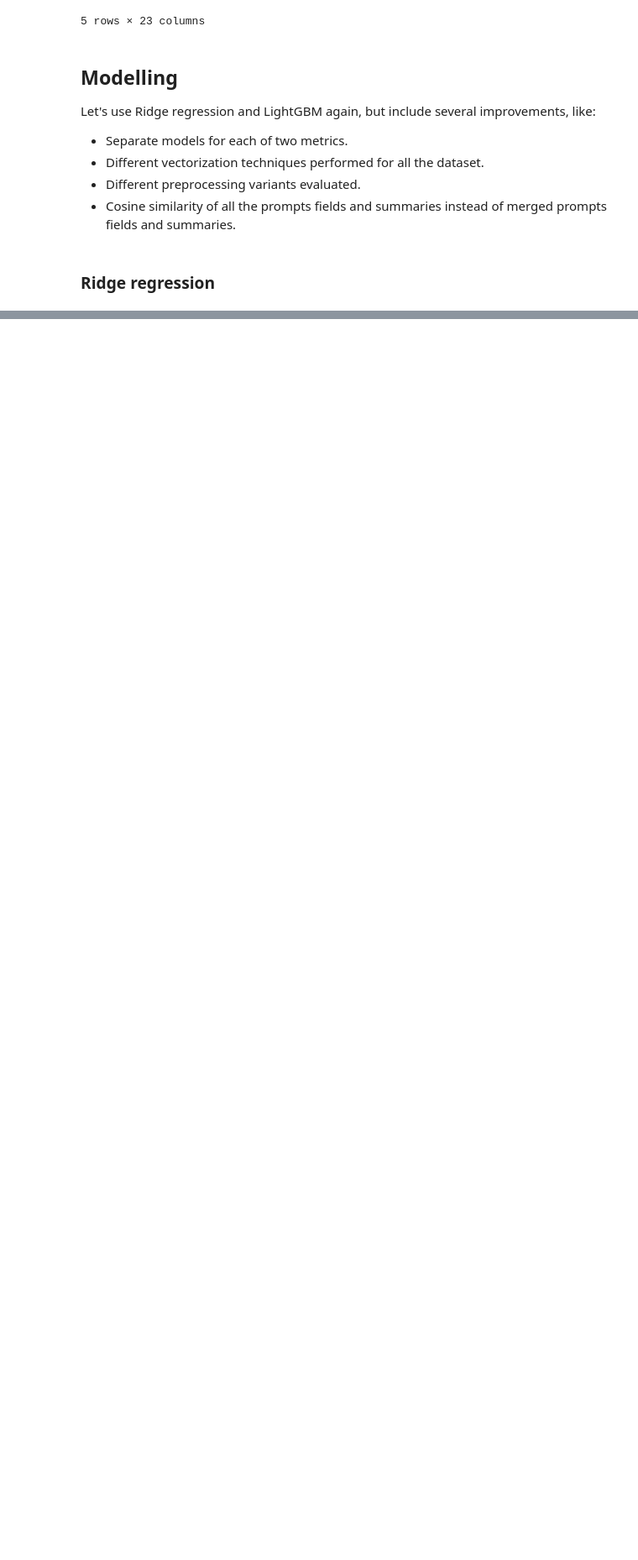
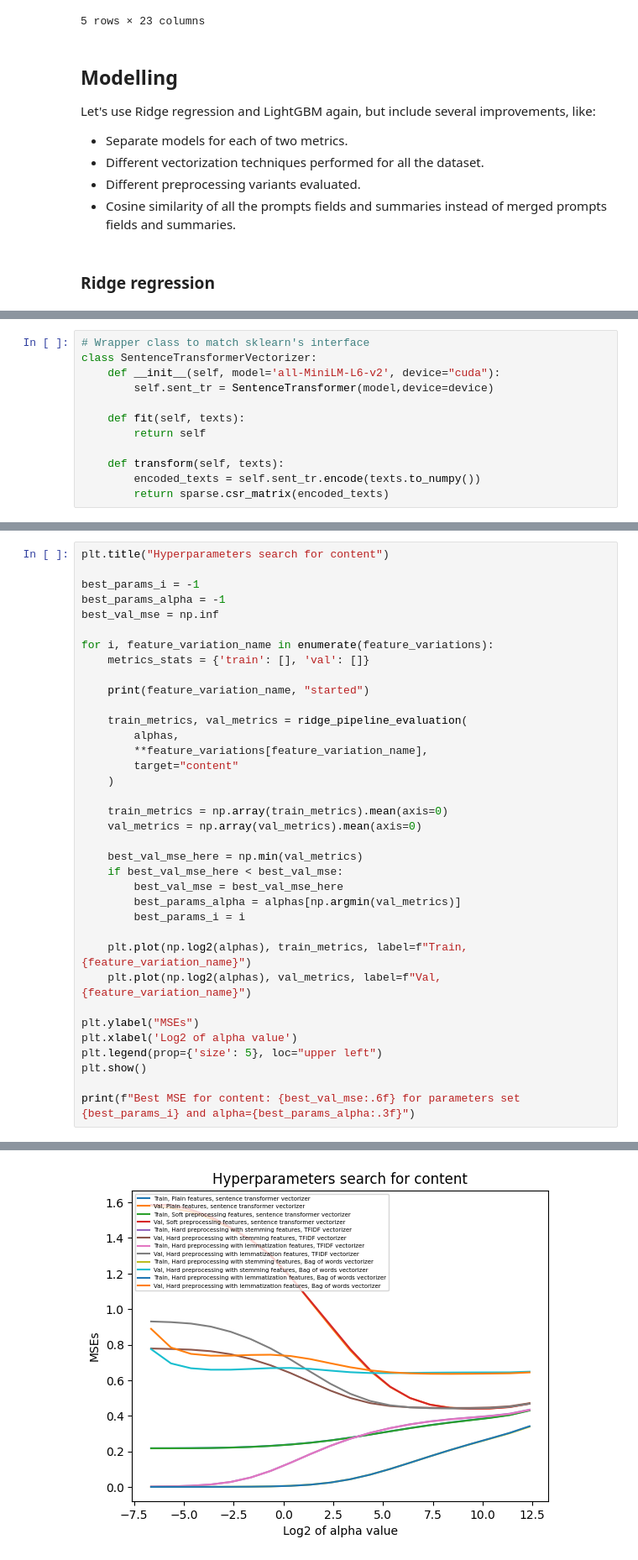
Before and after one commit to PrometheusUA/iasa_nlp_course, a Jupyter notebook: Lecture_2/homework/commonlit_improvements.ipynb, the cells around one changed output, grey strips where cells are left out. Shown at 84% size. Drawn from its saved outputs; the diff is of its cells as text; blank space fills up the shorter version.

Commit message:
Models created and ridge tuned

```diff
--- a/Lecture_2/homework/commonlit_improvements.ipynb
+++ b/Lecture_2/homework/commonlit_improvements.ipynb
@@ -447,0 +478,12 @@ def ridge_pipeline_evaluation(alpha,
+# %%
+# Wrapper class to match sklearn's interface
+class SentenceTransformerVectorizer:
+    def __init__(self, model='all-MiniLM-L6-v2', device="cuda"):
+        self.sent_tr = SentenceTransformer(model,device=device)
+
+    def fit(self, texts):
+        return self
+
+    def transform(self, texts):
+        encoded_texts = self.sent_tr.encode(texts.to_numpy())
+        return sparse.csr_matrix(encoded_texts)
@@ -447,0 +637,37 @@ def ridge_pipeline_evaluation(alpha,
+# %%
+plt.title("Hyperparameters search for content")
+
+best_params_i = -1
+best_params_alpha = -1
+best_val_mse = np.inf
+
+for i, feature_variation_name in enumerate(feature_variations):
+    metrics_stats = {'train': [], 'val': []}
+
+    print(feature_variation_name, "started")
+
+    train_metrics, val_metrics = ridge_pipeline_evaluation(
+        alphas,
+        **feature_variations[feature_variation_name],
+        target="content"
+    )
+
+    train_metrics = np.array(train_metrics).mean(axis=0)
+    val_metrics = np.array(val_metrics).mean(axis=0)
+
+    best_val_mse_here = np.min(val_metrics)
+    if best_val_mse_here < best_val_mse:
+        best_val_mse = best_val_mse_here
+        best_params_alpha = alphas[np.argmin(val_metrics)]
+        best_params_i = i
+
+    plt.plot(np.log2(alphas), train_metrics, label=f"Train, {feature_variation_name}")
+    plt.plot(np.log2(alphas), val_metrics, label=f"Val, {feature_variation_name}")
+
+plt.ylabel("MSEs")
+plt.xlabel('Log2 of alpha value')
+plt.legend(prop={'size': 5}, loc="upper left")
+plt.show()
+
+print(f"Best MSE for content: {best_val_mse:.6f} for parameters set {best_params_i} and alpha={best_params_alpha:.3f}")
+# %% [output]
@@ -447,0 +680 @@ def ridge_pipeline_evaluation(alpha,
+[figure, added]
```
Also changed, not shown: parts of 19 cells of this notebook.
